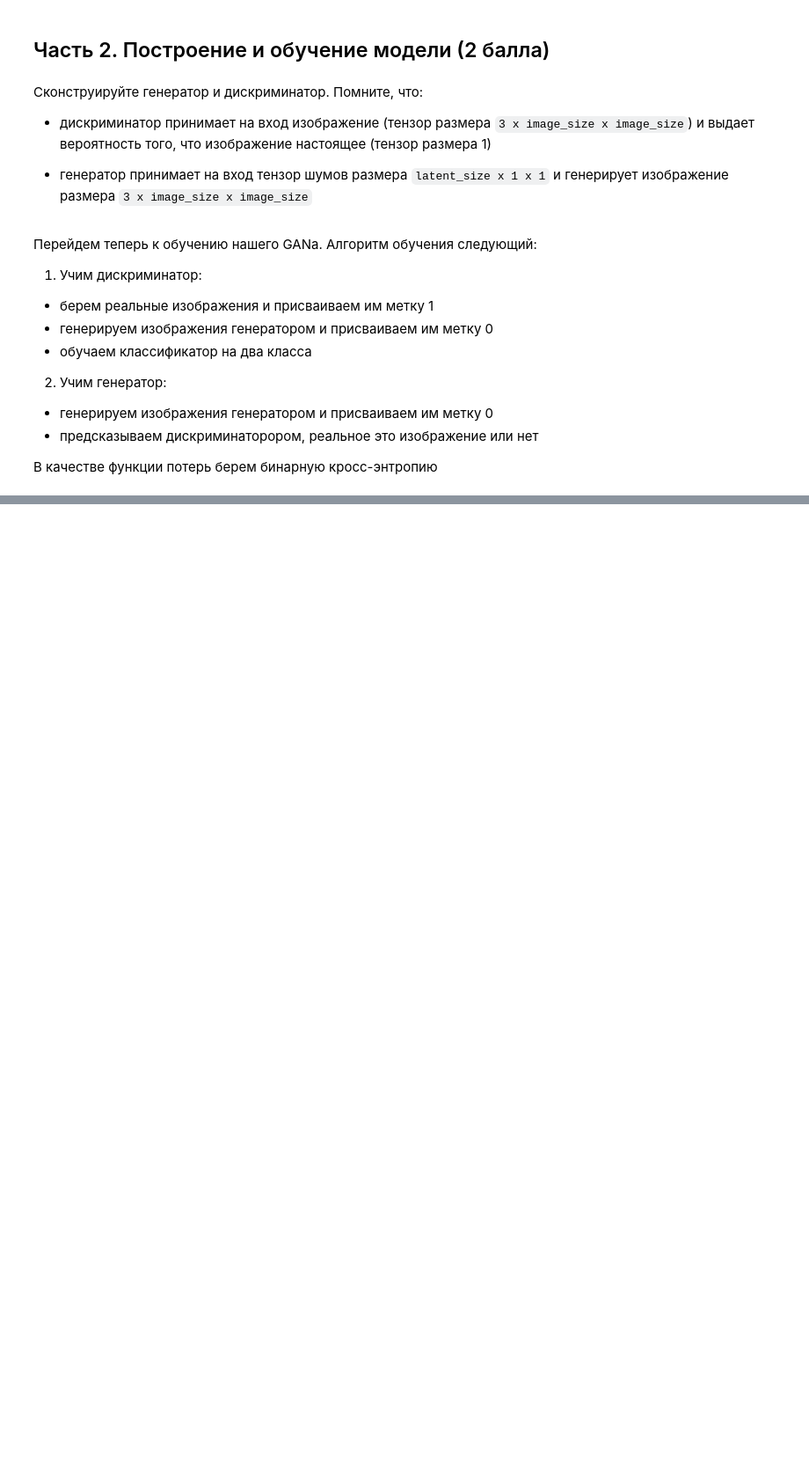
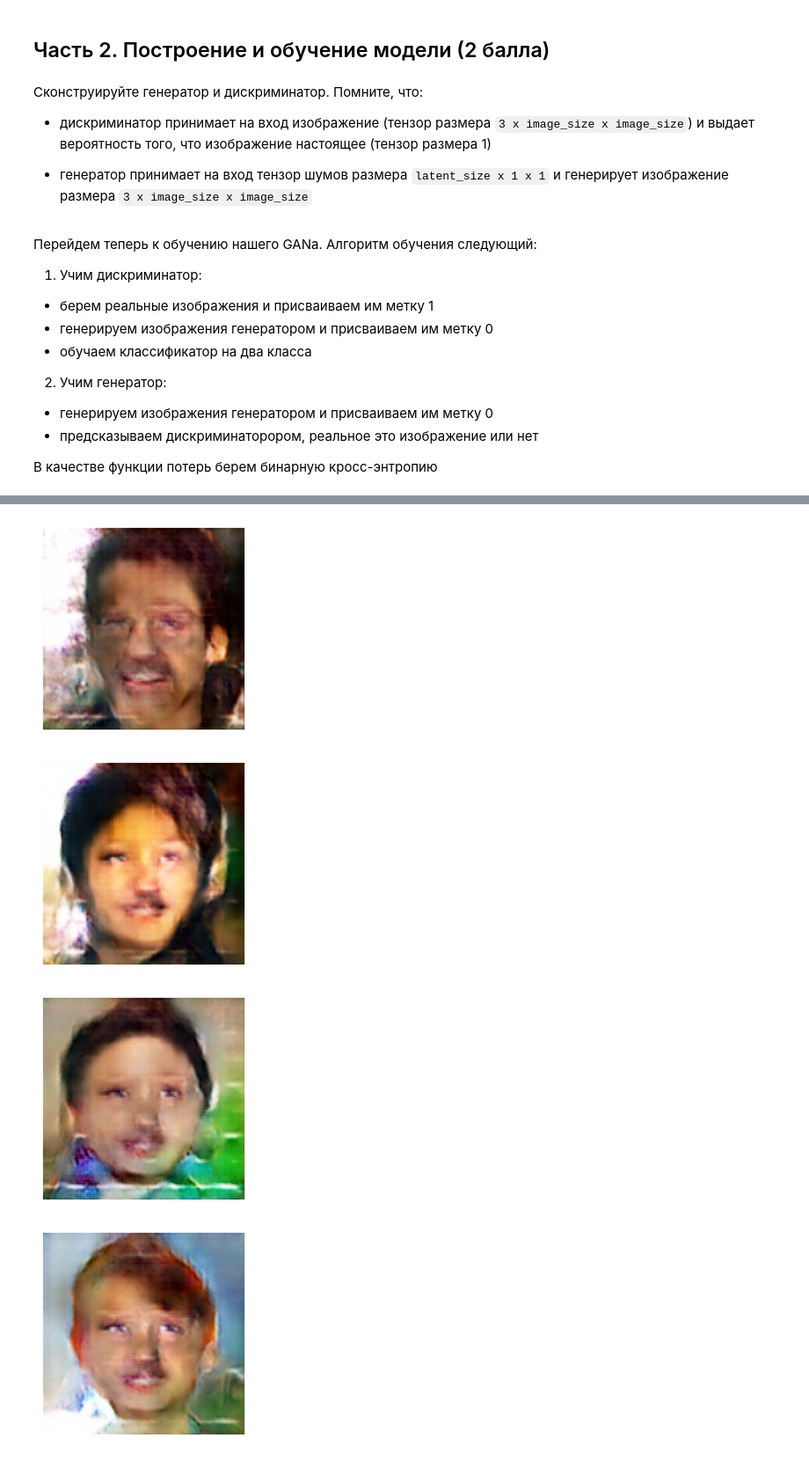
Before and after one commit to vasil-gr/DeepLearningSchool, a Jupyter notebook: DLS. HW8. GANs (Block 21).ipynb, the cells around one changed output, grey strips where cells are left out. Shown at 88% size. Drawn from its saved outputs; the diff is of its cells as text; code cells hidden in the pictures; blank space fills up the shorter version.

```diff
--- a/DLS. HW8. GANs (Block 21).ipynb
+++ b/DLS. HW8. GANs (Block 21).ipynb
@@ -255,0 +292,18 @@ def fit(model, criterion, epochs, lr, start_idx=1):
+# %%
+def show_images(images, nmax=128):
+    # TODO: show generated images
+    fig, ax = plt.subplots(figsize=(3, 3))
+    ax.set_xticks([]); ax.set_yticks([])
+    ax.imshow(make_grid(images.detach()[:nmax].to('cpu'), nrow=8).permute(1, 2, 0))
+
+def show_batch(dl, nmax=128):
+    for images in dl:
+        show_images(images, nmax)
+# %%
+n_images = 4
+
+fixed_latent = torch.randn(n_images, latent_size, 1, 1, device=device)
+fake_images = model['generator'](fixed_latent).to('cpu')
+# %%
+show_batch(fake_images)
+# %% [output]
@@ -255,0 +314,4 @@ def fit(model, criterion, epochs, lr, start_idx=1):
+[figure, added]
+[figure, added]
+[figure, added]
+[figure, added]
```
Also changed, not shown: parts of 27 cells of this notebook.
